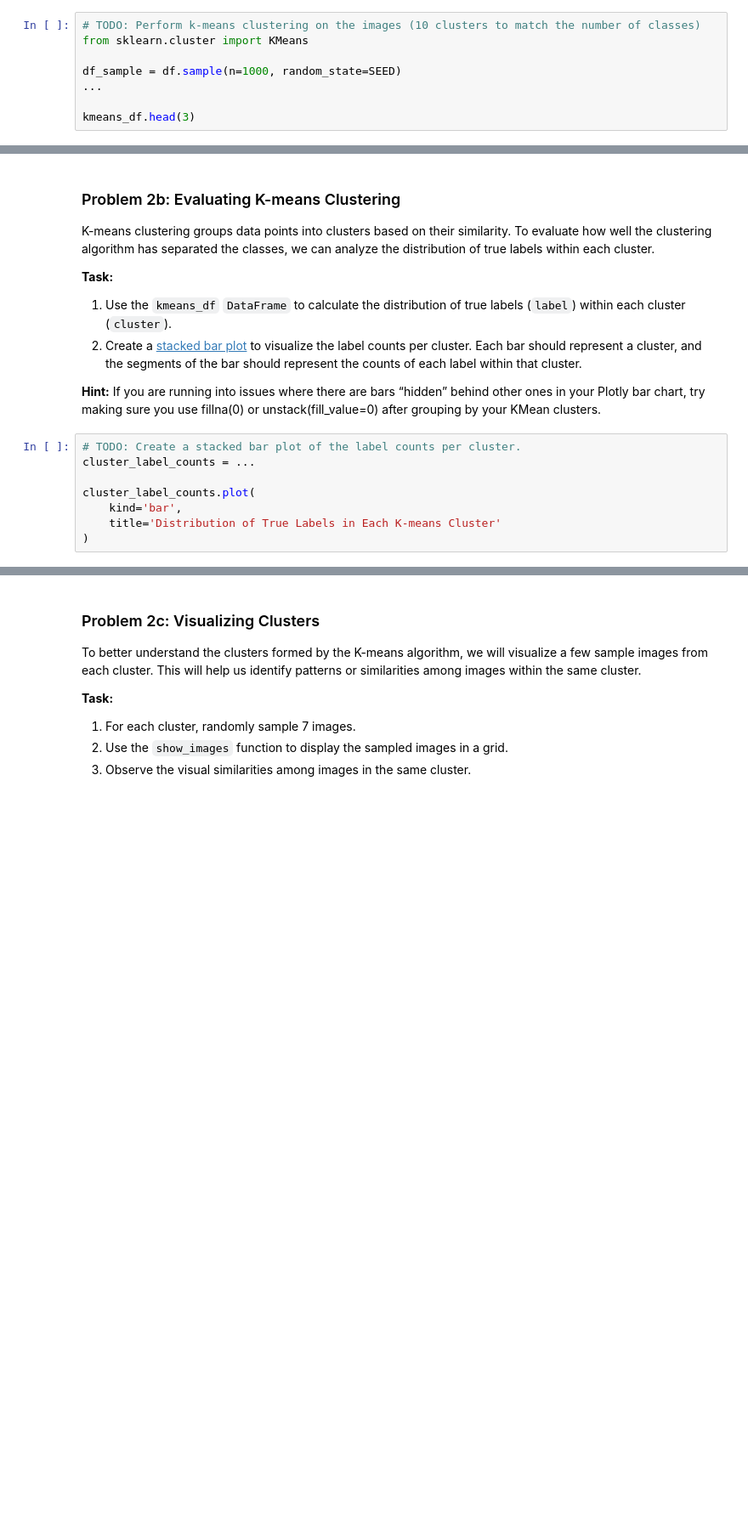
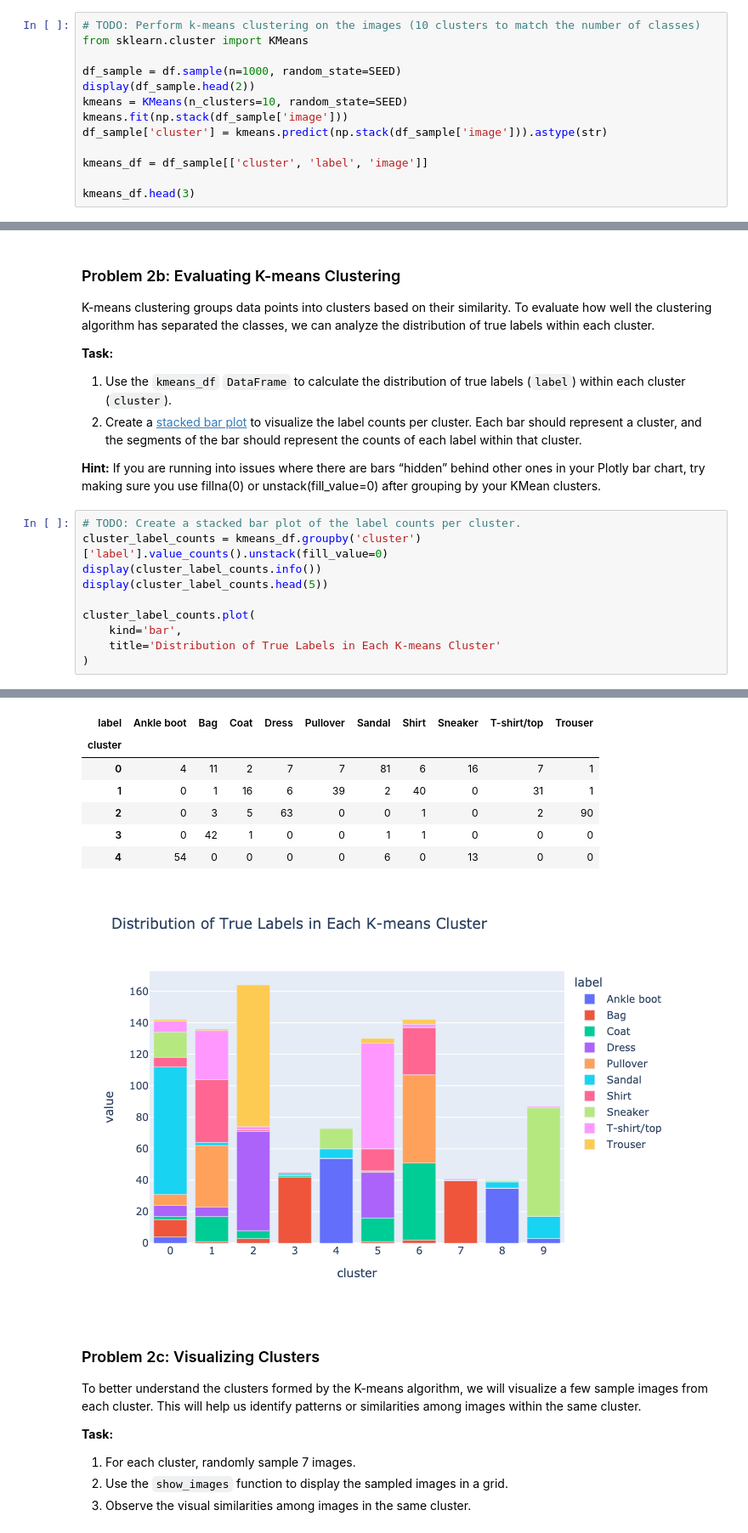
Before and after one commit to kyzyc/CS189_2025Fall_GA_Template, a Jupyter notebook: hw/hw1/fashion_pt_1.ipynb, the cells around one changed output, grey strips where cells are left out. Shown at 85% size. Drawn from its saved outputs; the diff is of its cells as text; blank space fills up the shorter version.

```diff
--- a/hw/hw1/fashion_pt_1.ipynb
+++ b/hw/hw1/fashion_pt_1.ipynb
@@ -450,6 +452,11 @@ The `kmeans_df` DataFrame should look like this:
 from sklearn.cluster import KMeans
 
 df_sample = df.sample(n=1000, random_state=SEED)
-...
+display(df_sample.head(2))
+kmeans = KMeans(n_clusters=10, random_state=SEED)
+kmeans.fit(np.stack(df_sample['image']))
+df_sample['cluster'] = kmeans.predict(np.stack(df_sample['image'])).astype(str)
+
+kmeans_df = df_sample[['cluster', 'label', 'image']]
 
 kmeans_df.head(3)
@@ -467,9 +484,12 @@ K-means clustering groups data points into clusters based on their similarity. T
 **Hint:** If you are running into issues where there are bars “hidden” behind other ones in your Plotly bar chart, try making sure you use fillna(0) or unstack(fill_value=0) after grouping by your KMean clusters.
 # %%
 # TODO: Create a stacked bar plot of the label counts per cluster.
-cluster_label_counts = ...
+cluster_label_counts = kmeans_df.groupby('cluster')['label'].value_counts().unstack(fill_value=0)
+display(cluster_label_counts.info())
+display(cluster_label_counts.head(5))
 
 cluster_label_counts.plot(
     kind='bar',
     title='Distribution of True Labels in Each K-means Cluster'
 )
+# %% [output]
@@ -476,3 +514,11 @@ cluster_label_counts.plot(
+| label | Ankle boot | Bag | Coat | Dress | Pullover | Sandal | Shirt | Sneaker | T-shirt/top | Trouser |
+| cluster |  |  |  |  |  |  |  |  |  |  |
+| 0 | 4 | 11 | 2 | 7 | 7 | 81 | 6 | 16 | 7 | 1 |
+| 1 | 0 | 1 | 16 | 6 | 39 | 2 | 40 | 0 | 31 | 1 |
+| 2 | 0 | 3 | 5 | 63 | 0 | 0 | 1 | 0 | 2 | 90 |
+| 3 | 0 | 42 | 1 | 0 | 0 | 1 | 1 | 0 | 0 | 0 |
+| 4 | 54 | 0 | 0 | 0 | 0 | 6 | 0 | 13 | 0 | 0 |
+[figure, added]
 # %% [markdown]
 ### Problem 2c: Visualizing Clusters
 
```
Also changed, not shown: parts of 5 cells of this notebook.
